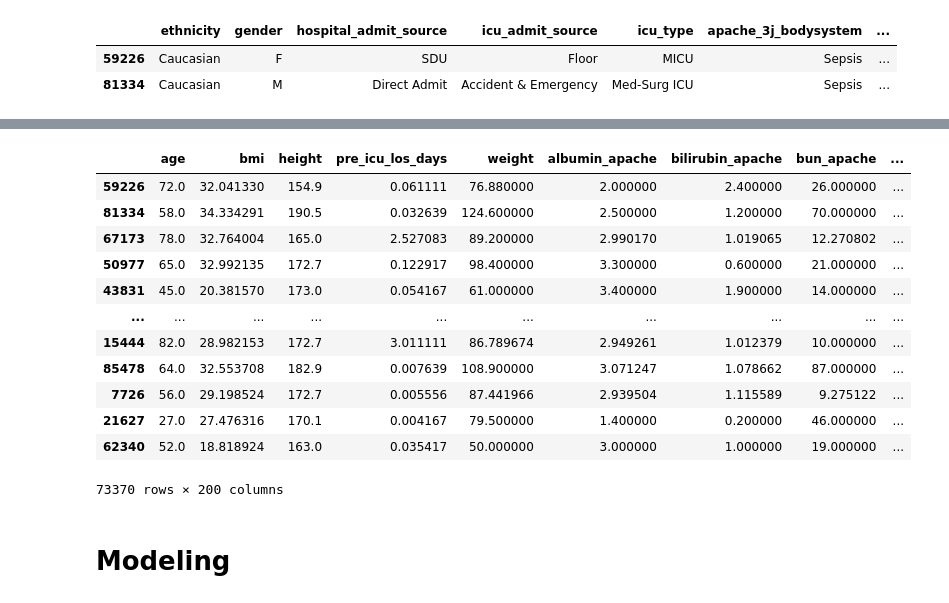
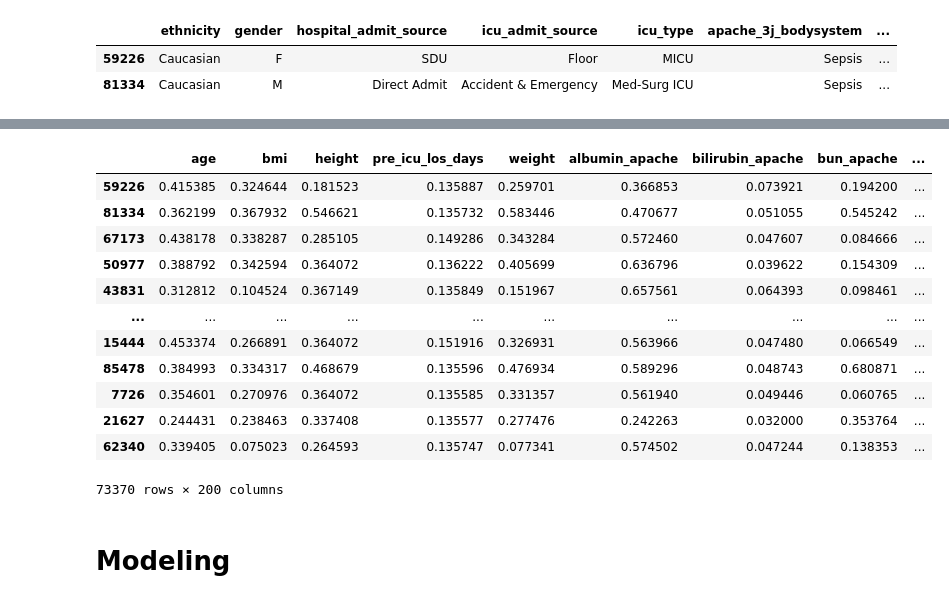
Before and after one commit to curie-capstone/predicting-patient-outcomes, a Jupyter notebook: ravinder/modeling_ravinder.ipynb, the cells around one changed output, grey strips where cells are left out. Saved outputs shown, nothing was run; the diff lists cells and outputs as text; code cells hidden in the pictures.

```diff
--- a/ravinder/modeling_ravinder.ipynb
+++ b/ravinder/modeling_ravinder.ipynb
@@ -330,3 +340,7 @@ imputed_df
+# %%
+scaler1 = MinMaxScaler(copy=True, feature_range=(0,1)).fit(imputed_df_test)
+
+imputed_df_test_scaled = pd.DataFrame(scaler1.transform(imputed_df_test), columns=imputed_df_test.columns.values).set_index([imputed_df_test.index.values])
 # %%
 numeric_df.shape, categorical_df.shape, binary_df.shape
 # %% [output]
@@ -402,6 +386,7 @@ Index(['ethnicity', 'gender', 'hospital_admit_source', 'icu_admit_source',
       dtype='object')
 # %%
 binary_df.drop(columns=['hospital_death'], inplace = True)
+binary_df_test.drop(columns=['hospital_death'], inplace = True)
 # %%
 l = ['ethnicity','gender','hospital_admit_source', 'icu_admit_source','icu_type', 'apache_3j_bodysystem',
  'elective_surgery',
@@ -420,6 +405,7 @@ l = ['ethnicity','gender','hospital_admit_source', 'icu_admit_source','icu_type'
  'solid_tumor_with_metastasis']
 # %%
 train1 = pd.concat([categorical_df, binary_df], axis =1)
+test1 = pd.concat([categorical_df_test, binary_df_test], axis =1)
 # %%
 train1.head(2)
 # %% [output]
@@ -428,3 +414,4 @@ train1.head(2)
 | 81334 | Caucasian | M | Direct Admit | Accident & Emergency | Med-Surg ICU | Sepsis | ... |
 # %%
 train1 = prepare_ravinder.encode(train1, l)
+test1 = prepare_ravinder.encode(test1, l)
@@ -466,17 +426,20 @@ imputed_df.shape, categorical_df.shape, binary_df.shape
 # %%
-train = pd.concat([imputed_df ,train1], axis =1)
+train = pd.concat([imputed_df_scaled ,train1], axis =1)
+test = pd.concat([imputed_df_test_scaled ,test1], axis =1)
+
+
 train
 # %% [output]
 |  | age | bmi | height | pre_icu_los_days | weight | albumin_apache | bilirubin_apache | bun_apache | ... |
-| 59226 | 72.0 | 32.041330 | 154.9 | 0.061111 | 76.880000 | 2.000000 | 2.400000 | 26.000000 | ... |
-| 81334 | 58.0 | 34.334291 | 190.5 | 0.032639 | 124.600000 | 2.500000 | 1.200000 | 70.000000 | ... |
-| 67173 | 78.0 | 32.764004 | 165.0 | 2.527083 | 89.200000 | 2.990170 | 1.019065 | 12.270802 | ... |
-| 50977 | 65.0 | 32.992135 | 172.7 | 0.122917 | 98.400000 | 3.300000 | 0.600000 | 21.000000 | ... |
-| 43831 | 45.0 | 20.381570 | 173.0 | 0.054167 | 61.000000 | 3.400000 | 1.900000 | 14.000000 | ... |
+| 59226 | 0.415385 | 0.324644 | 0.181523 | 0.135887 | 0.259701 | 0.366853 | 0.073921 | 0.194200 | ... |
+| 81334 | 0.362199 | 0.367932 | 0.546621 | 0.135732 | 0.583446 | 0.470677 | 0.051055 | 0.545242 | ... |
+| 67173 | 0.438178 | 0.338287 | 0.285105 | 0.149286 | 0.343284 | 0.572460 | 0.047607 | 0.084666 | ... |
+| 50977 | 0.388792 | 0.342594 | 0.364072 | 0.136222 | 0.405699 | 0.636796 | 0.039622 | 0.154309 | ... |
+| 43831 | 0.312812 | 0.104524 | 0.367149 | 0.135849 | 0.151967 | 0.657561 | 0.064393 | 0.098461 | ... |
 | ... | ... | ... | ... | ... | ... | ... | ... | ... | ... |
-| 15444 | 82.0 | 28.982153 | 172.7 | 3.011111 | 86.789674 | 2.949261 | 1.012379 | 10.000000 | ... |
-| 85478 | 64.0 | 32.553708 | 182.9 | 0.007639 | 108.900000 | 3.071247 | 1.078662 | 87.000000 | ... |
-| 7726 | 56.0 | 29.198524 | 172.7 | 0.005556 | 87.441966 | 2.939504 | 1.115589 | 9.275122 | ... |
-| 21627 | 27.0 | 27.476316 | 170.1 | 0.004167 | 79.500000 | 1.400000 | 0.200000 | 46.000000 | ... |
-| 62340 | 52.0 | 18.818924 | 163.0 | 0.035417 | 50.000000 | 3.000000 | 1.000000 | 19.000000 | ... |
+| 15444 | 0.453374 | 0.266891 | 0.364072 | 0.151916 | 0.326931 | 0.563966 | 0.047480 | 0.066549 | ... |
+| 85478 | 0.384993 | 0.334317 | 0.468679 | 0.135596 | 0.476934 | 0.589296 | 0.048743 | 0.680871 | ... |
+| 7726 | 0.354601 | 0.270976 | 0.364072 | 0.135585 | 0.331357 | 0.561940 | 0.049446 | 0.060765 | ... |
+| 21627 | 0.244431 | 0.238463 | 0.337408 | 0.135577 | 0.277476 | 0.242263 | 0.032000 | 0.353764 | ... |
+| 62340 | 0.339405 | 0.075023 | 0.264593 | 0.135747 | 0.077341 | 0.574502 | 0.047244 | 0.138353 | ... |
 73370 rows × 200 columns
```
Also changed, not shown: parts of 86 cells of this notebook.
